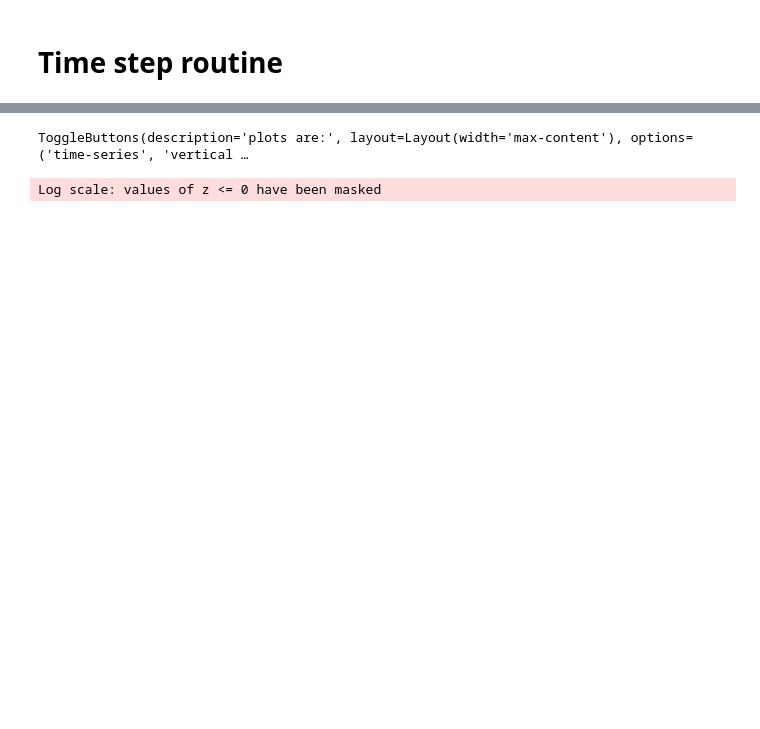
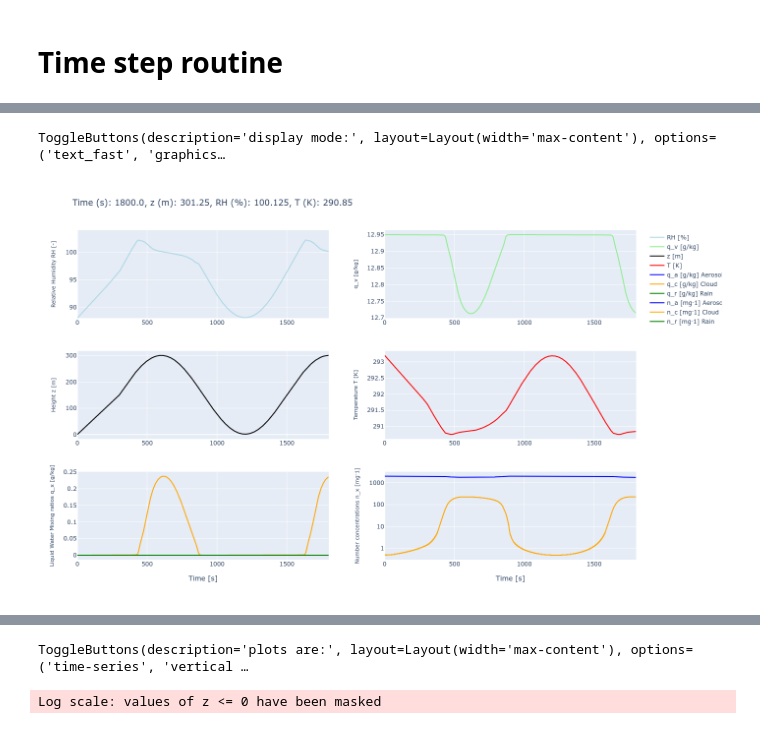
Before and after one commit to jslim93/PyLCM_edu, a Jupyter notebook: PyLCM_edu.ipynb, the cells around one changed output, grey strips where cells are left out. Saved outputs shown, nothing was run; the diff lists cells and outputs as text; code cells hidden in the pictures; blank space fills up the shorter version.

```diff
--- a/PyLCM_edu.ipynb
+++ b/PyLCM_edu.ipynb
@@ -230 +70,25 @@ for t in range(nt):
+# %%
+# setting of display mode while running: either output of variables in text form (fast, recommended) = 'text'
+# or: continuously updated plot using plotly (slow, time & memory consuming) = 'graphics'
+mode_displaytype_widget = timestep_display_mode_settings()
+# %% [output]
+ToggleButtons(description='display mode:', layout=Layout(width='max-content'), options=('text_fast', 'graphics…
+# %%
+# initialization of the model (in aero_init module)
+mode_aero_init, n_particles, P_parcel, T_parcel, q_parcel, z_parcel, w_parcel, \
+N_aero, mu_aero, sigma_aero, nt, dt, max_z, do_condensation, \
+do_collision, collision_start_time = model_init(dt_widget, nt_widget, Condensation_widget, Collision_widget, \
+                                                collision_start_t_widget, n_particles_widget, T_widget, P_widget, RH_widget, \
+                                                w_widget, max_z_widget, mode_aero_init_widget, gridwidget)
+
+# time step routine (in model timestep_routine)
+# performs the time-dependent model run
+# computes output as text or graphics
+time_array, T_parcel_array, RH_parcel_array, q_parcel_array, z_parcel_array, \
+qa_ts,qc_ts,qr_ts, na_ts,nc_ts,nr_ts, spectra_arr = timesteps_function(mode_aero_init, n_particles, P_parcel, T_parcel,q_parcel, z_parcel, w_parcel, N_aero, mu_aero,\
+                                                                       sigma_aero, rho_aero, molecular_weight_aero, nt, dt, rm_spec, \
+                                                                       ascending_mode_widget, mode_displaytype_widget, max_z, \
+                                                                       do_condensation, do_collision, collision_start_time)
+# %% [output]
+[figure, added]
 # %% [markdown]
```
Also changed, not shown: parts of 14 cells of this notebook, 6 other files.
